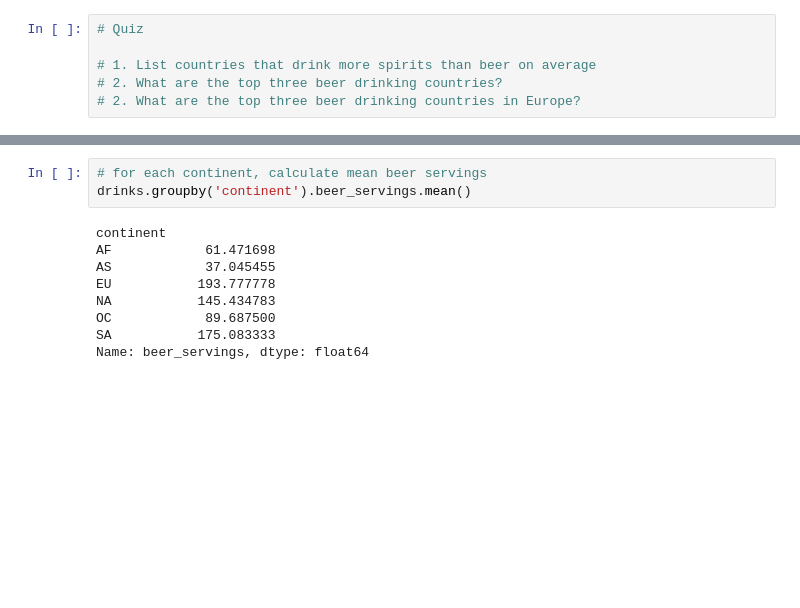
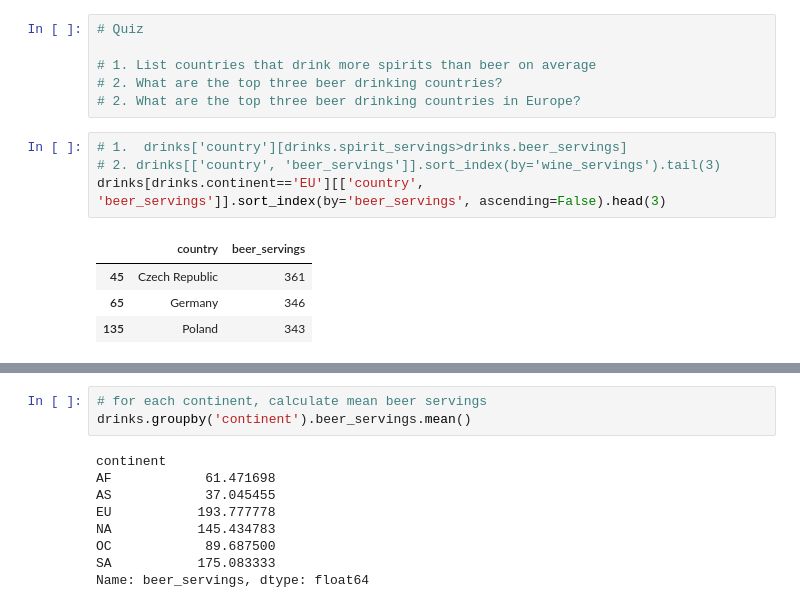
Before and after one commit to sinanuozdemir/sfdat22, a Jupyter notebook: notebooks/02_pandas.ipynb, the cells around one changed output, grey strips where cells are left out. Cells and saved outputs as stored; diff of their text form; blank space fills up the shorter version.

```diff
--- a/notebooks/02_pandas.ipynb
+++ b/notebooks/02_pandas.ipynb
@@ -432,6 +393,15 @@ drinks.sort_index(by='beer_servings').tail()
 # 1. List countries that drink more spirits than beer on average
 # 2. What are the top three beer drinking countries?
 # 2. What are the top three beer drinking countries in Europe?
+# %%
+# 1.  drinks['country'][drinks.spirit_servings>drinks.beer_servings]
+# 2. drinks[['country', 'beer_servings']].sort_index(by='wine_servings').tail(3)
+drinks[drinks.continent=='EU'][['country', 'beer_servings']].sort_index(by='beer_servings', ascending=False).head(3)
+# %% [output]
+|  | country | beer_servings |
+| 45 | Czech Republic | 361 |
+| 65 | Germany | 346 |
+| 135 | Poland | 343 |
 # %%
 # average North American beer consumption
 '''
```
Also changed, not shown: parts of 25 cells of this notebook, 7 other files.
